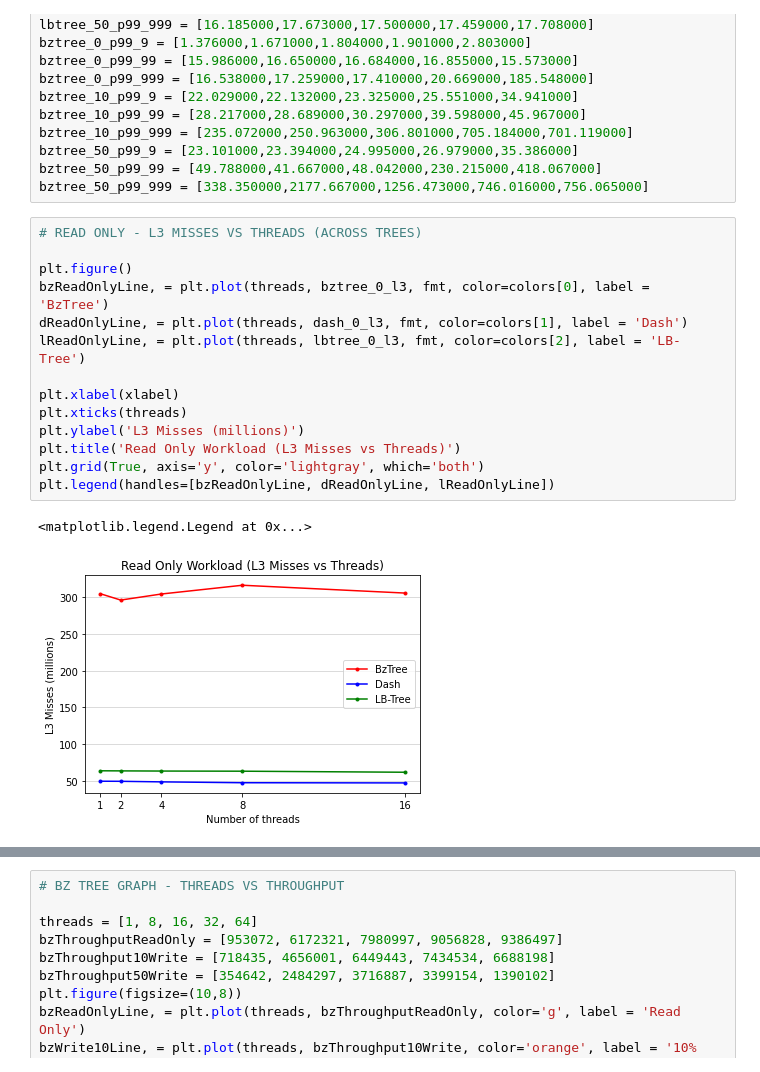
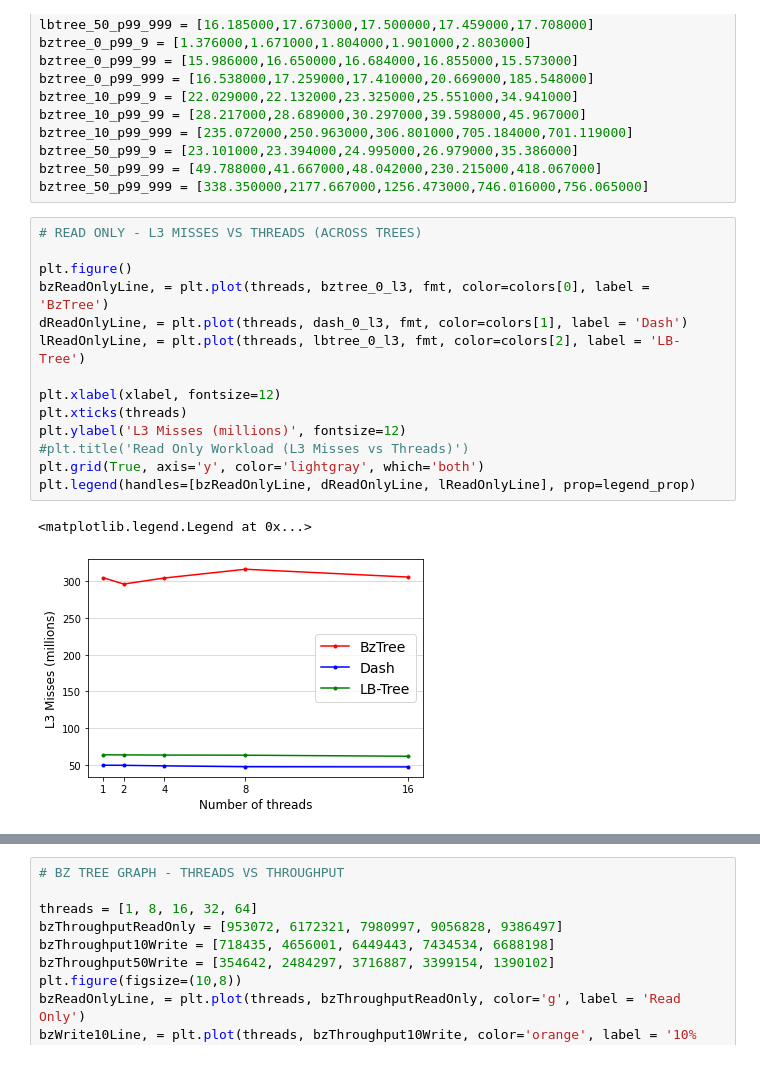
Before and after one commit to nisargshah95/Comparison-of-Indexes-for-PMem, a Jupyter notebook: CS764.ipynb, the cells around one changed output, grey strips where cells are left out. Drawn from its saved outputs; the diff is of its cells as text.

Commit message:
Remove titles for final report Increase axis label font size

```diff
--- a/CS764.ipynb
+++ b/CS764.ipynb
@@ -81,20 +81,20 @@ bztree_50_p99_999 = [338.350000,2177.667000,1256.473000,746.016000,756.065000]
 # %%
 # READ ONLY - L3 MISSES VS THREADS (ACROSS TREES)
 
 plt.figure()
 bzReadOnlyLine, = plt.plot(threads, bztree_0_l3, fmt, color=colors[0], label = 'BzTree')
 dReadOnlyLine, = plt.plot(threads, dash_0_l3, fmt, color=colors[1], label = 'Dash')
 lReadOnlyLine, = plt.plot(threads, lbtree_0_l3, fmt, color=colors[2], label = 'LB-Tree')
 
-plt.xlabel(xlabel)
+plt.xlabel(xlabel, fontsize=12)
 plt.xticks(threads)
-plt.ylabel('L3 Misses (millions)')
-plt.title('Read Only Workload (L3 Misses vs Threads)')
+plt.ylabel('L3 Misses (millions)', fontsize=12)
+#plt.title('Read Only Workload (L3 Misses vs Threads)')
 plt.grid(True, axis='y', color='lightgray', which='both')
-plt.legend(handles=[bzReadOnlyLine, dReadOnlyLine, lReadOnlyLine])
+plt.legend(handles=[bzReadOnlyLine, dReadOnlyLine, lReadOnlyLine], prop=legend_prop)
 # %% [output]
 <matplotlib.legend.Legend at 0x...>
-[figure, old version]
+[figure, new version]
 # %%
 # READ ONLY - THROUGHPUT VS THREADS (ACROSS TREES)
 
```
Also changed, not shown: parts of 14 cells of this notebook.
